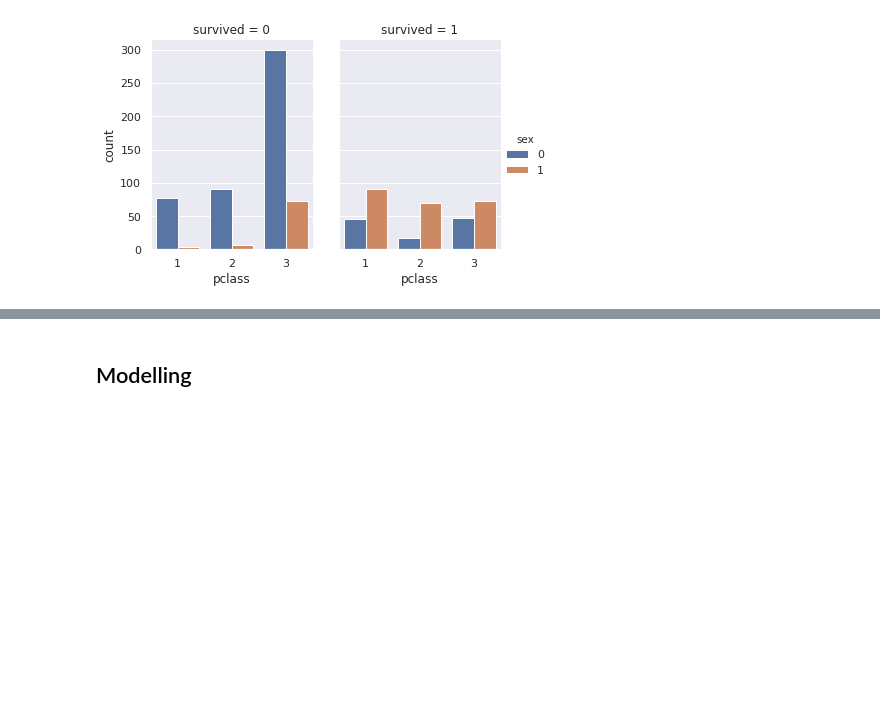
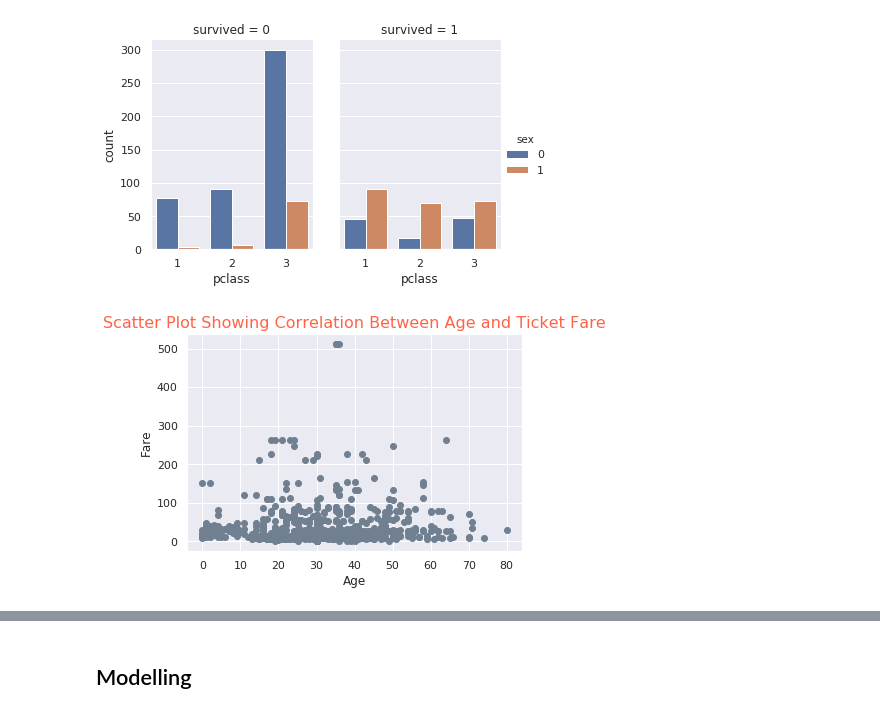
Before and after one commit to booorayan/naive_bayes_knn, a Jupyter notebook: Predicting_Survival_of_Passengers.ipynb, the cells around one changed output, grey strips where cells are left out. Cells and saved outputs as stored; diff of their text form; code cells hidden in the pictures; blank space fills up the shorter version.

```diff
--- a/Predicting_Survival_of_Passengers.ipynb
+++ b/Predicting_Survival_of_Passengers.ipynb
@@ -535,3 +541,12 @@ sns.catplot(x="pclass", hue="sex", col="survived",\
             data=nu_age, kind="count",height=4, aspect=.7);
 # %% [output]
 [figure]
+# %%
+# checking for correlation between age and fare
+plt.scatter(nu_age.age, nu_age.fare, color='slategrey')
+plt.ylabel('Fare')
+plt.xlabel('Age')
+plt.title('Scatter Plot Showing Correlation Between Age and Ticket Fare', color='tomato', fontsize=16)
+plt.show();
+# %% [output]
+[figure, added]
```
Also changed, not shown: parts of 38 cells of this notebook.
